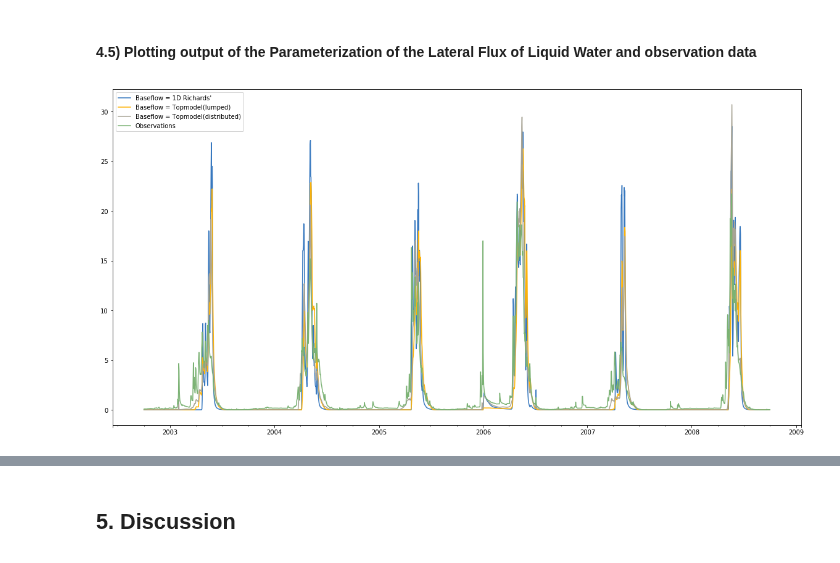
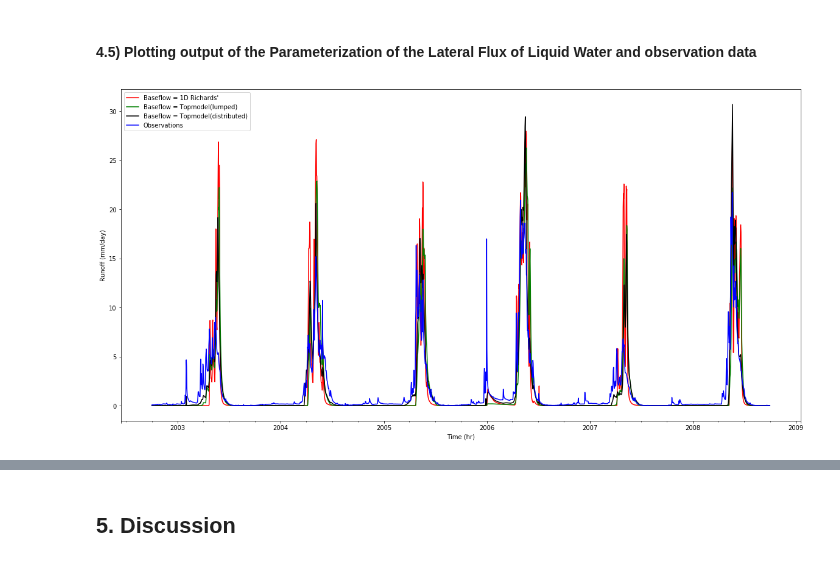
Before and after one commit to UW-Hydro/pysumma, a Jupyter notebook: sopron_2018_notebooks/pySUMMA_Demo_Example_Fig9_Using_TestCase_from_Hydroshare.ipynb, the cells around one changed output, grey strips where cells are left out. Cells and saved outputs as stored; diff of their text form; code cells hidden in the pictures.

```diff
--- a/sopron_2018_notebooks/pySUMMA_Demo_Example_Fig9_Using_TestCase_from_Hydroshare.ipynb
+++ b/sopron_2018_notebooks/pySUMMA_Demo_Example_Fig9_Using_TestCase_from_Hydroshare.ipynb
@@ -373,7 +373,7 @@ def calc_total_runoff(runoff_output_df):
     # round time to nearest hour (ex. 2006-10-01T00:59:59.99 -> 2006-10-01T01:00:00)
     total_runoff_df.index = total_runoff_df.index.round("D")
     # set the time period to display plot
-    total_runoff_df = total_runoff_df.loc["2002-10-01":"2008-10-01"]
+    total_runoff_df = total_runoff_df.loc["2002-10-01":"2008-09-30"]
     # resample data by the average value hourly
     total_runoff_by_daily = total_runoff_df.resample("D").mean()
     return total_runoff_by_daily
@@ -417,7 +417,7 @@ data_values = obs_streamflow.data*24*10
 # create two dimensional tabular data structure
 df = pd.DataFrame(data_values, index=dates)
 # set the time period to display plot
-df_filt = df.loc["2002-10-01":"2008-10-01"]
+df_filt = df.loc["2002-10-01":"2008-09-30"]
 # select label
 df_filt.columns = ['Observations']
 # resample data by the average daily from hourly
@@ -429,7 +429,8 @@ obs_date = obs_streamflow_daily.index
 # %%
 graph_runoff = pd.concat([Runoff_Combine, obs_streamflow_daily], 1)
 # %%
-graph_runoff.plot()
+runoff_graph = graph_runoff.plot(color=['red', 'green', 'black', 'blue'])
+runoff_graph.set(xlabel='Time (hr)', ylabel='Runoff (mm/day)')
 jtplot.figsize(x=20, y=10)
 # %% [output]
-[figure, old version]
+[figure, new version]
```
Also changed, not shown: parts of 17 cells of this notebook, 4 other files.
